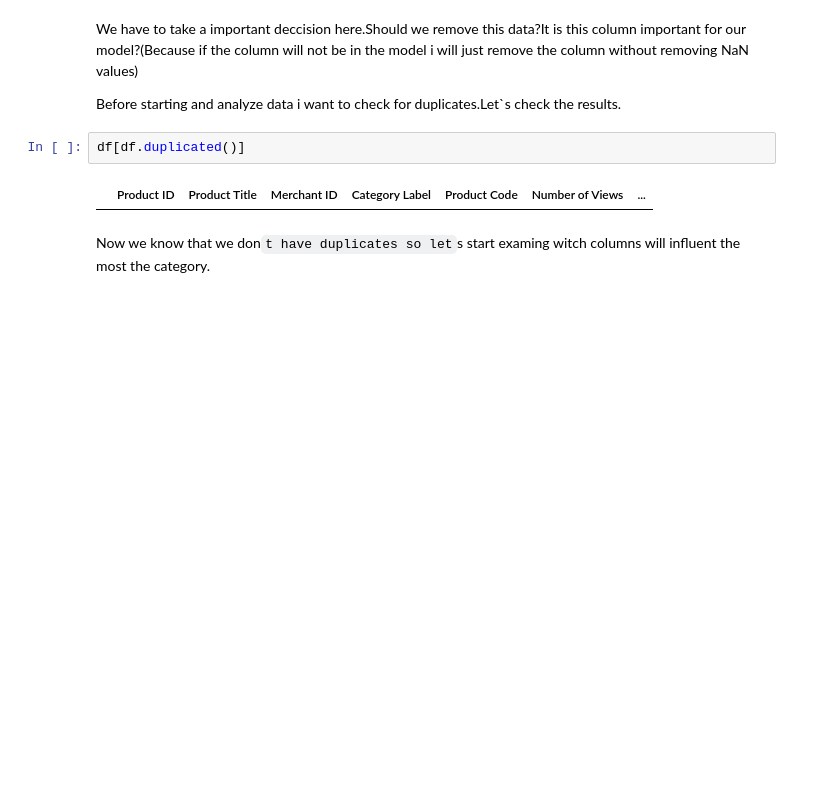
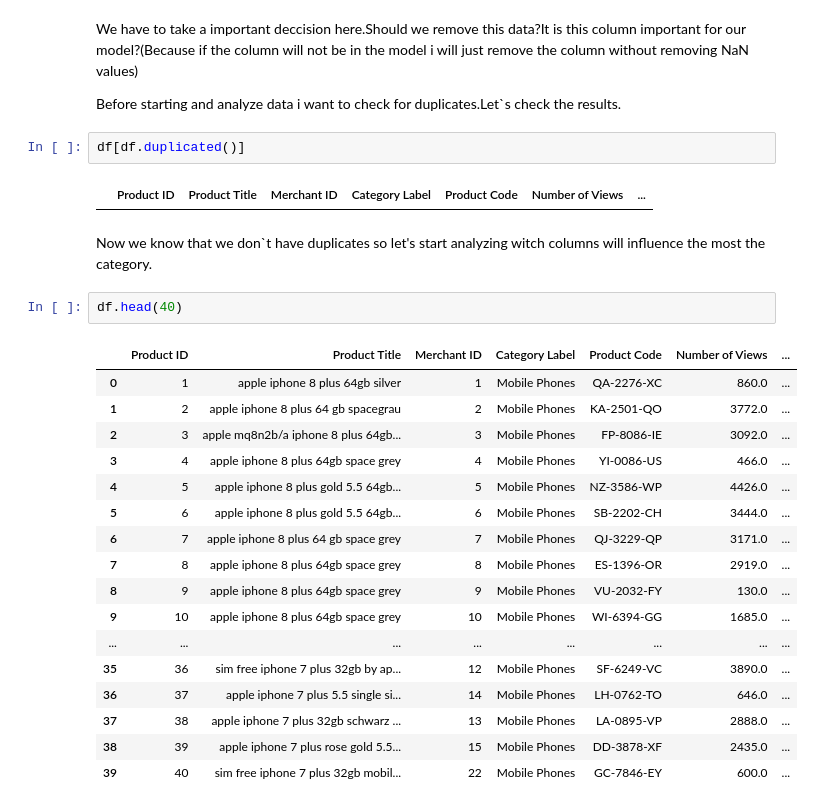
Before and after one commit to StefanRaduMaris/AI-model-product_classifier, a Jupyter notebook: notebook/product_classifier.ipynb, the cells around one changed output. Cells and saved outputs as stored; diff of their text form; blank space fills up the shorter version.

```diff
--- a/notebook/product_classifier.ipynb
+++ b/notebook/product_classifier.ipynb
@@ -173,4 +173,24 @@ df[df.duplicated()]
 # %% [output]
 |  | Product ID | Product Title | Merchant ID | Category Label | Product Code | Number of Views | ... |
 # %% [markdown]
-Now we know that we don`t have duplicates so let`s start examing witch columns will influent the most the category.
+Now we know that we don`t have duplicates so let's start analyzing witch columns will influence the most the category.
+# %%
+df.head(40)
+# %% [output]
+|  | Product ID | Product Title | Merchant ID | Category Label | Product Code | Number of Views | ... |
+| 0 | 1 | apple iphone 8 plus 64gb silver | 1 | Mobile Phones | QA-2276-XC | 860.0 | ... |
+| 1 | 2 | apple iphone 8 plus 64 gb spacegrau | 2 | Mobile Phones | KA-2501-QO | 3772.0 | ... |
+| 2 | 3 | apple mq8n2b/a iphone 8 plus 64gb... | 3 | Mobile Phones | FP-8086-IE | 3092.0 | ... |
+| 3 | 4 | apple iphone 8 plus 64gb space grey | 4 | Mobile Phones | YI-0086-US | 466.0 | ... |
+| 4 | 5 | apple iphone 8 plus gold 5.5 64gb... | 5 | Mobile Phones | NZ-3586-WP | 4426.0 | ... |
+| 5 | 6 | apple iphone 8 plus gold 5.5 64gb... | 6 | Mobile Phones | SB-2202-CH | 3444.0 | ... |
+| 6 | 7 | apple iphone 8 plus 64 gb space grey | 7 | Mobile Phones | QJ-3229-QP | 3171.0 | ... |
+| 7 | 8 | apple iphone 8 plus 64gb space grey | 8 | Mobile Phones | ES-1396-OR | 2919.0 | ... |
+| 8 | 9 | apple iphone 8 plus 64gb space grey | 9 | Mobile Phones | VU-2032-FY | 130.0 | ... |
+| 9 | 10 | apple iphone 8 plus 64gb space grey | 10 | Mobile Phones | WI-6394-GG | 1685.0 | ... |
+| ... | ... | ... | ... | ... | ... | ... | ... |
+| 35 | 36 | sim free iphone 7 plus 32gb by ap... | 12 | Mobile Phones | SF-6249-VC | 3890.0 | ... |
+| 36 | 37 | apple iphone 7 plus 5.5 single si... | 14 | Mobile Phones | LH-0762-TO | 646.0 | ... |
+| 37 | 38 | apple iphone 7 plus 32gb schwarz ... | 13 | Mobile Phones | LA-0895-VP | 2888.0 | ... |
+| 38 | 39 | apple iphone 7 plus rose gold 5.5... | 15 | Mobile Phones | DD-3878-XF | 2435.0 | ... |
+| 39 | 40 | sim free iphone 7 plus 32gb mobil... | 22 | Mobile Phones | GC-7846-EY | 600.0 | ... |
```
Also changed, not shown: parts of 17 cells of this notebook.
